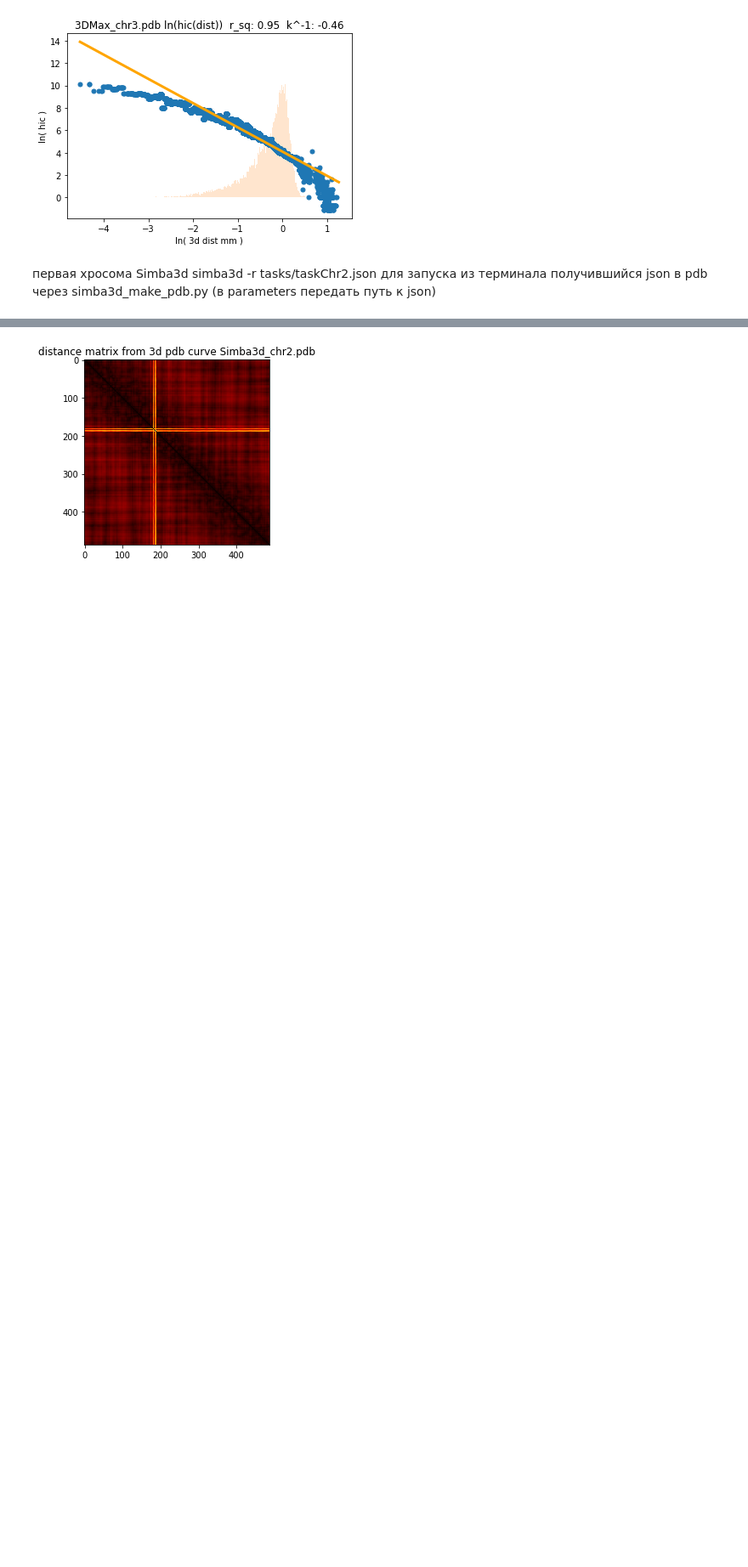
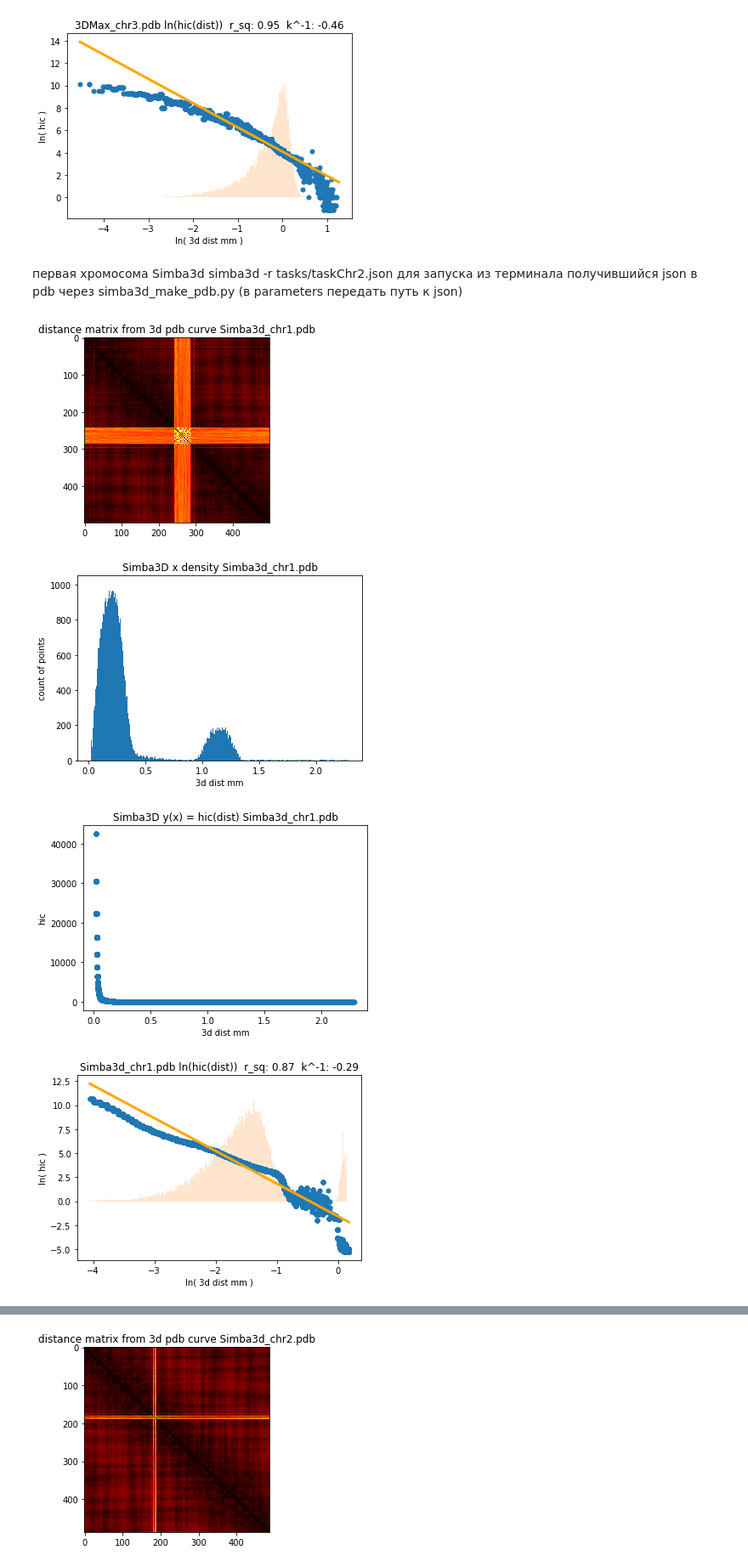
Before and after one commit to Timoniche/PDBAnalyzer, a Jupyter notebook: API.ipynb, the cells around one changed output, grey strips where cells are left out. Shown at 85% size. Saved outputs shown, nothing was run; the diff lists cells and outputs as text; code cells hidden in the pictures; blank space fills up the shorter version.

Commit message:
chr1 & chr3 simba

```diff
--- a/API.ipynb
+++ b/API.ipynb
@@ -133,6 +133,13 @@ analyze_chr_i(2, file_name='3DMax_chr3.pdb')
 [figure]
 [figure]
 # %% [markdown]
-первая хросома Simba3d
+первая хромосома Simba3d
 simba3d -r tasks/taskChr2.json для запуска из терминала
 получившийся json в pdb через simba3d_make_pdb.py (в parameters передать путь к json)
+# %%
+analyze_chr_i(0, SOFT_NAME='Simba3D', file_name='Simba3d_chr1.pdb')
+# %% [output]
+[figure, added]
+[figure, added]
+[figure, added]
+[figure, added]
```
Also changed, not shown: parts of 3 cells of this notebook, 7 other files.
